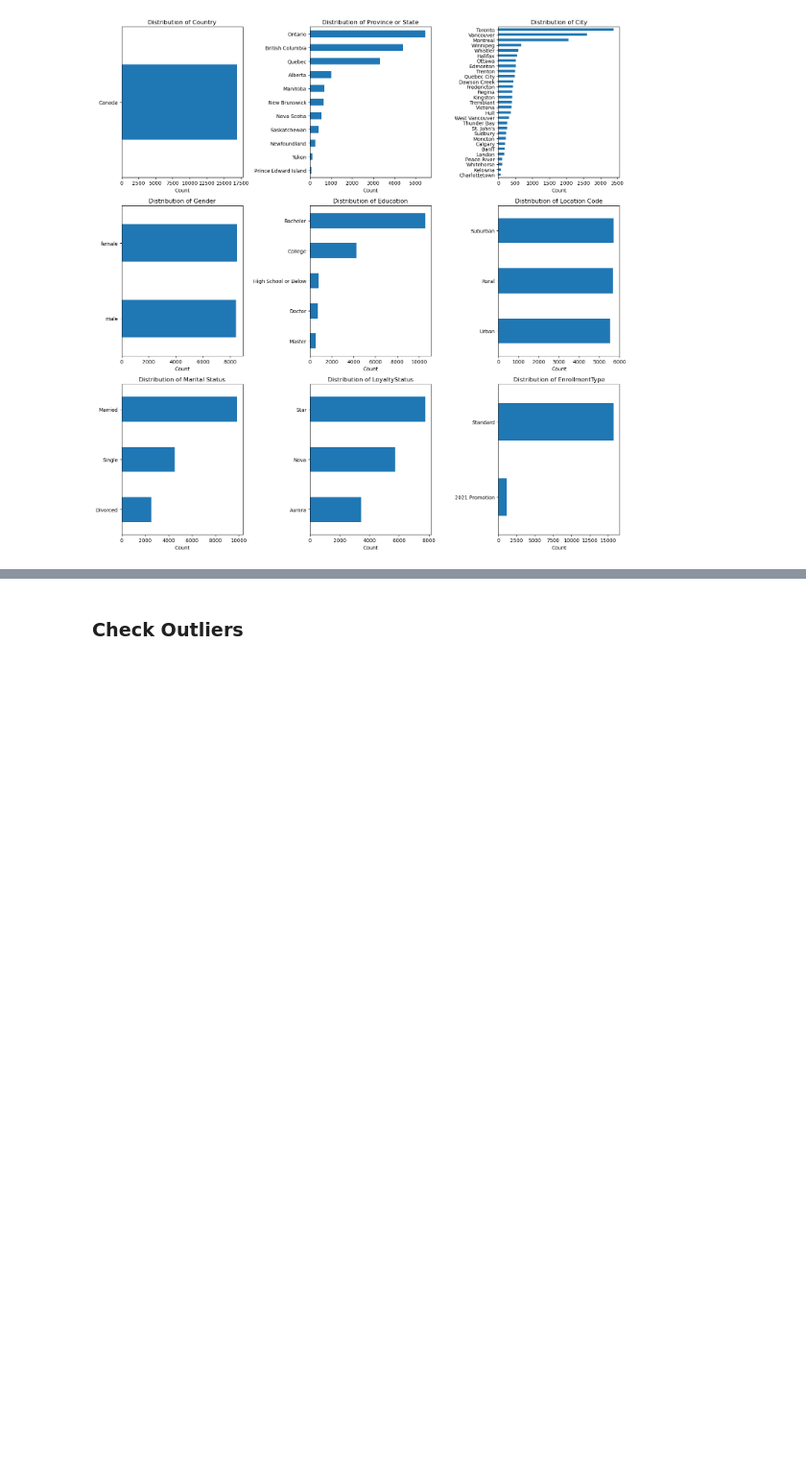
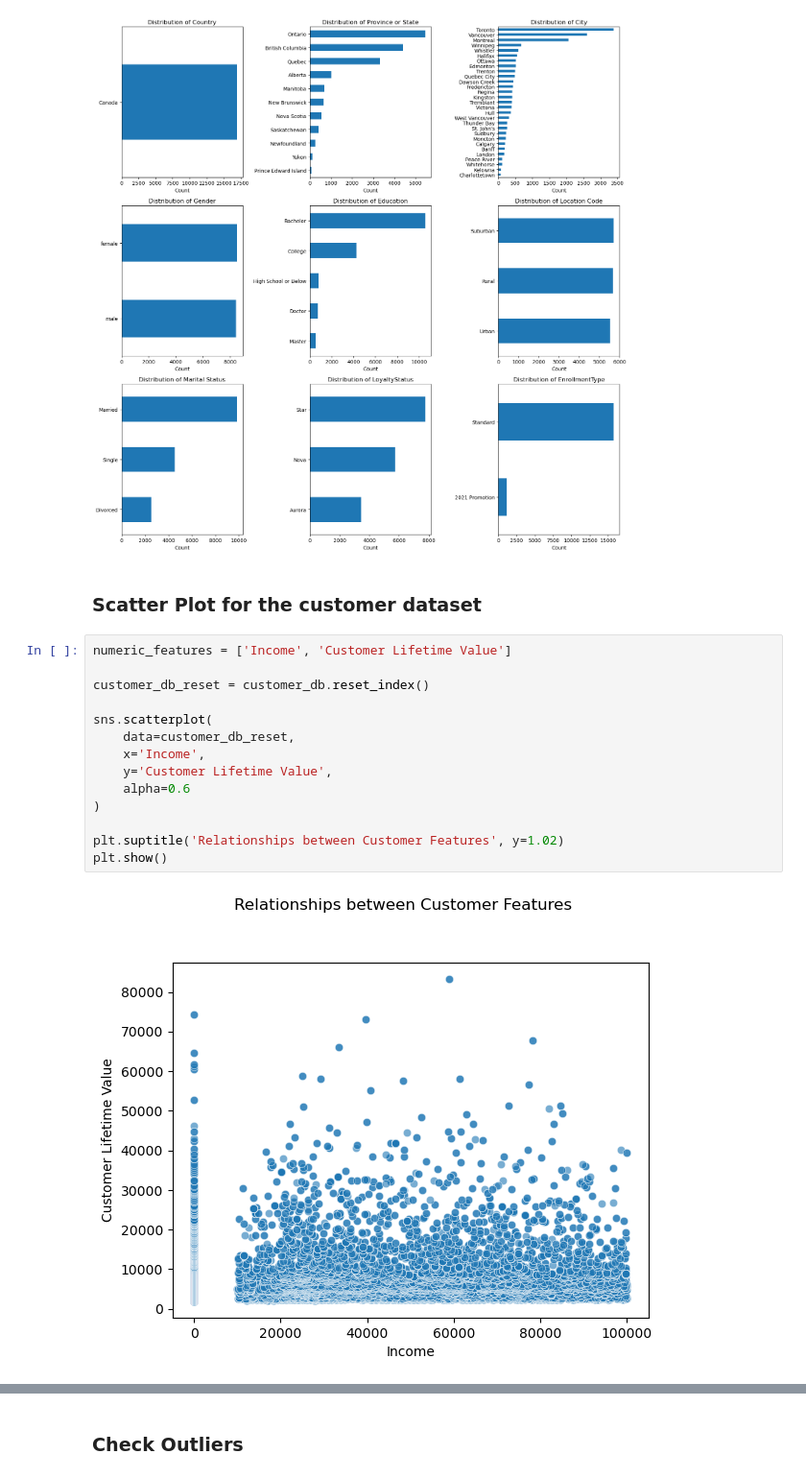
Before and after one commit to lucasdmcax/data_mining, a Jupyter notebook: Group20_EDA_Code.ipynb, the cells around one changed output, grey strips where cells are left out. Shown at 96% size. Cells and saved outputs as stored; diff of their text form; blank space fills up the shorter version.

```diff
--- a/Group20_EDA_Code.ipynb
+++ b/Group20_EDA_Code.ipynb
@@ -98,3 +98,21 @@ plt.tight_layout()
 plt.show()
 # %% [output]
 [figure]
+# %% [markdown]
+### Scatter Plot for the customer dataset
+# %%
+numeric_features = ['Income', 'Customer Lifetime Value']
+
+customer_db_reset = customer_db.reset_index()
+
+sns.scatterplot(
+    data=customer_db_reset,
+    x='Income',
+    y='Customer Lifetime Value',
+    alpha=0.6
+)
+
+plt.suptitle('Relationships between Customer Features', y=1.02)
+plt.show()
+# %% [output]
+[figure, added]
```
Also changed, not shown: parts of 9 cells of this notebook.
